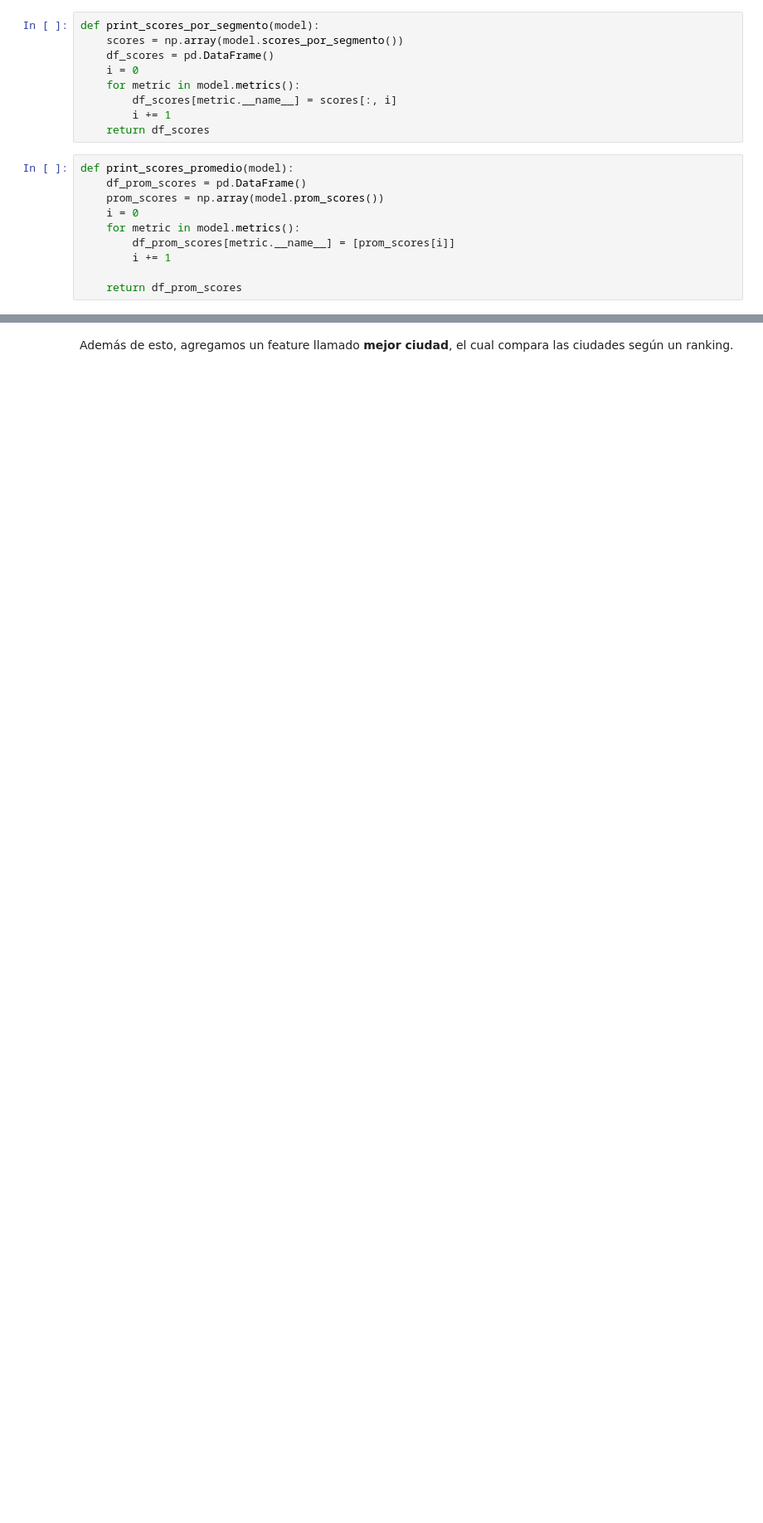
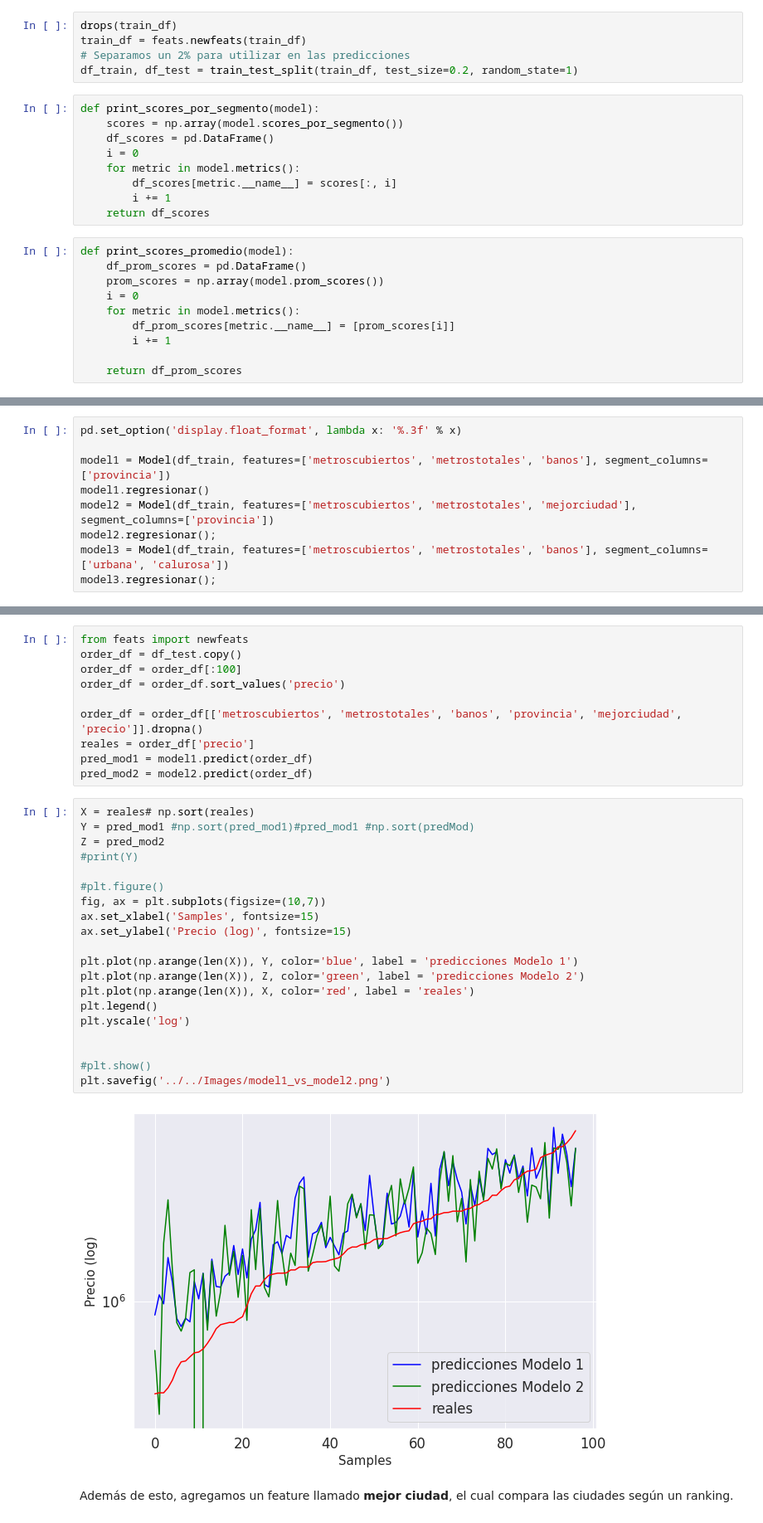
Before and after one commit to ToOrtner/Data-Analysis-properties, a Jupyter notebook: metnum-tp3-2020-1c/notebooks/exps.ipynb, the cells around one changed output, grey strips where cells are left out. Shown at 83% size. Saved outputs shown, nothing was run; the diff lists cells and outputs as text; blank space fills up the shorter version.

```diff
--- a/metnum-tp3-2020-1c/notebooks/exps.ipynb
+++ b/metnum-tp3-2020-1c/notebooks/exps.ipynb
@@ -13,3 +10,8 @@ train_df = feats.newfeats(train_df)
+# %%
+drops(train_df)
+train_df = feats.newfeats(train_df)
+# Separamos un 2% para utilizar en las predicciones
+df_train, df_test = train_test_split(train_df, test_size=0.2, random_state=1)
 # %%
 def print_scores_por_segmento(model):
     scores = np.array(model.scores_por_segmento())
@@ -49,0 +36,9 @@ Si volvemos al analisis de correlación de los datos, podemos ver que existe una
+# %%
+pd.set_option('display.float_format', lambda x: '%.3f' % x)
+
+model1 = Model(df_train, features=['metroscubiertos', 'metrostotales', 'banos'], segment_columns=['provincia'])
+model1.regresionar()
+model2 = Model(df_train, features=['metroscubiertos', 'metrostotales', 'mejorciudad'], segment_columns=['provincia'])
+model2.regresionar();
+model3 = Model(df_train, features=['metroscubiertos', 'metrostotales', 'banos'], segment_columns=['urbana', 'calurosa'])
+model3.regresionar();
@@ -50,2 +71,34 @@ Si volvemos al analisis de correlación de los datos, podemos ver que existe una
+# %%
+from feats import newfeats
+order_df = df_test.copy()
+order_df = order_df[:100]
+order_df = order_df.sort_values('precio')
+
+order_df = order_df[['metroscubiertos', 'metrostotales', 'banos', 'provincia', 'mejorciudad', 'precio']].dropna()
+reales = order_df['precio']
+pred_mod1 = model1.predict(order_df)
+pred_mod2 = model2.predict(order_df)
+# %%
+X = reales# np.sort(reales)
+Y = pred_mod1 #np.sort(pred_mod1)#pred_mod1 #np.sort(predMod)
+Z = pred_mod2
+#print(Y)
+
+#plt.figure()
+fig, ax = plt.subplots(figsize=(10,7))
+ax.set_xlabel('Samples', fontsize=15)
+ax.set_ylabel('Precio (log)', fontsize=15)
+
+plt.plot(np.arange(len(X)), Y, color='blue', label = 'predicciones Modelo 1')
+plt.plot(np.arange(len(X)), Z, color='green', label = 'predicciones Modelo 2')
+plt.plot(np.arange(len(X)), X, color='red', label = 'reales')
+plt.legend()
+plt.yscale('log')
+
+
+#plt.show()
+plt.savefig('../../Images/model1_vs_model2.png')
+# %% [output]
+[figure, added]
 # %% [markdown]
 Además de esto, agregamos un feature llamado **mejor ciudad**, el cual compara las ciudades según un ranking.
```
Also changed, not shown: parts of 20 cells of this notebook, 5 other files.
